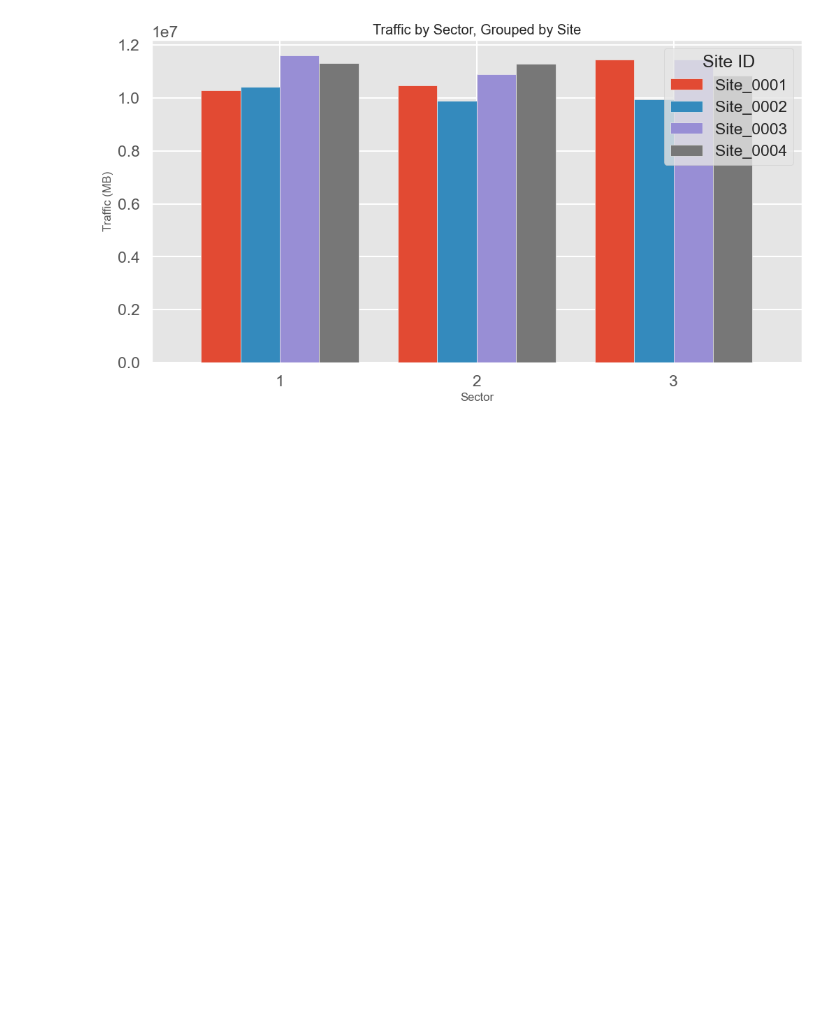
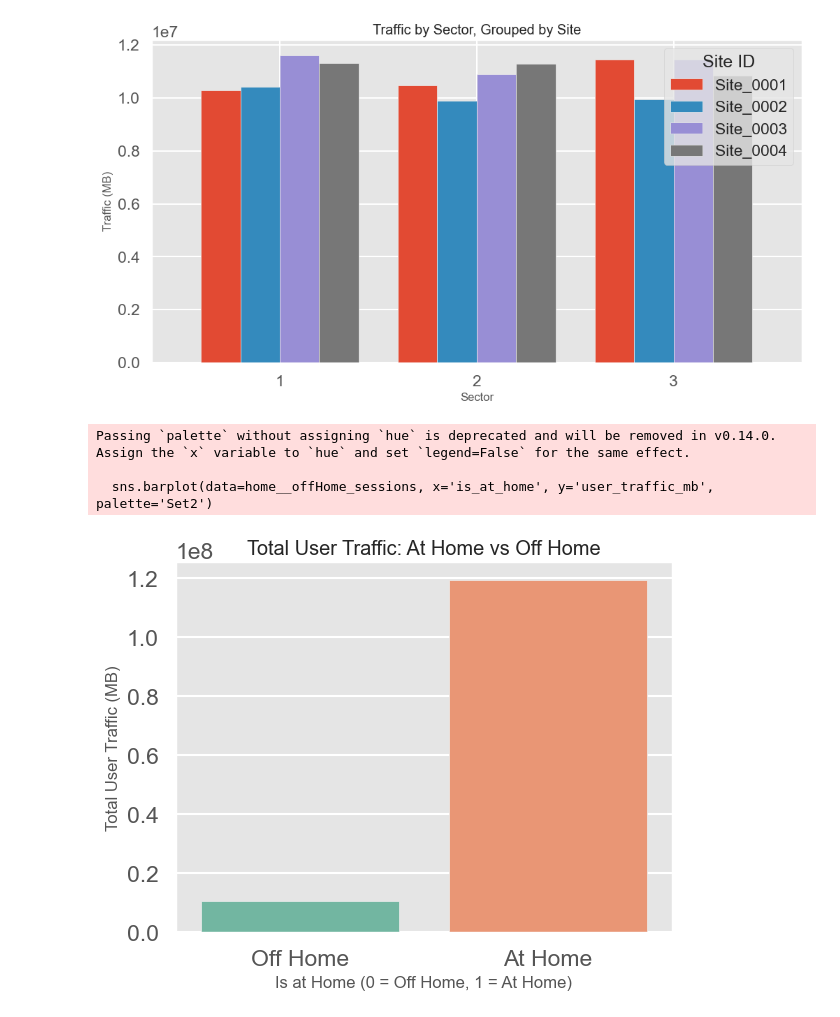
Before and after one commit to omartarek000/Telecom_session_lens, a Jupyter notebook: Telecom_EDA.ipynb, the cells around one changed output. Drawn from its saved outputs; the diff is of its cells as text; code cells hidden in the pictures; blank space fills up the shorter version.

```diff
--- a/Telecom_EDA.ipynb
+++ b/Telecom_EDA.ipynb
@@ -137,3 +137,20 @@ plt.xticks(rotation=0) # Keeps the sector names flat and readable
 plt.show()
 # %% [output]
 [figure]
+# %%
+# Q3.  What fraction of sessions happen away from the user's home site (is_at_home == 0)?
+# by my observation first thing is to group the user session sample by is at home
+
+home__offHome_sessions = user_session_data.groupby('is_at_home')['user_traffic_mb'].sum().reset_index()
+
+sns.barplot(data=home__offHome_sessions, x='is_at_home', y='user_traffic_mb', palette='Set2')
+plt.xlabel('Is at Home (0 = Off Home, 1 = At Home)')
+plt.ylabel('Total User Traffic (MB)')
+plt.title('Total User Traffic: At Home vs Off Home')
+plt.xticks([0, 1], ['Off Home', 'At Home'])
+plt.show()
+# %% [output]
+Passing `palette` without assigning `hue` is deprecated and will be removed in v0.14.0. Assign the `x` variable to `hue` and set `legend=False` for the same effect.
+
+  sns.barplot(data=home__offHome_sessions, x='is_at_home', y='user_traffic_mb', palette='Set2')
+[figure, added]
```
Also changed, not shown: parts of 8 cells of this notebook.
